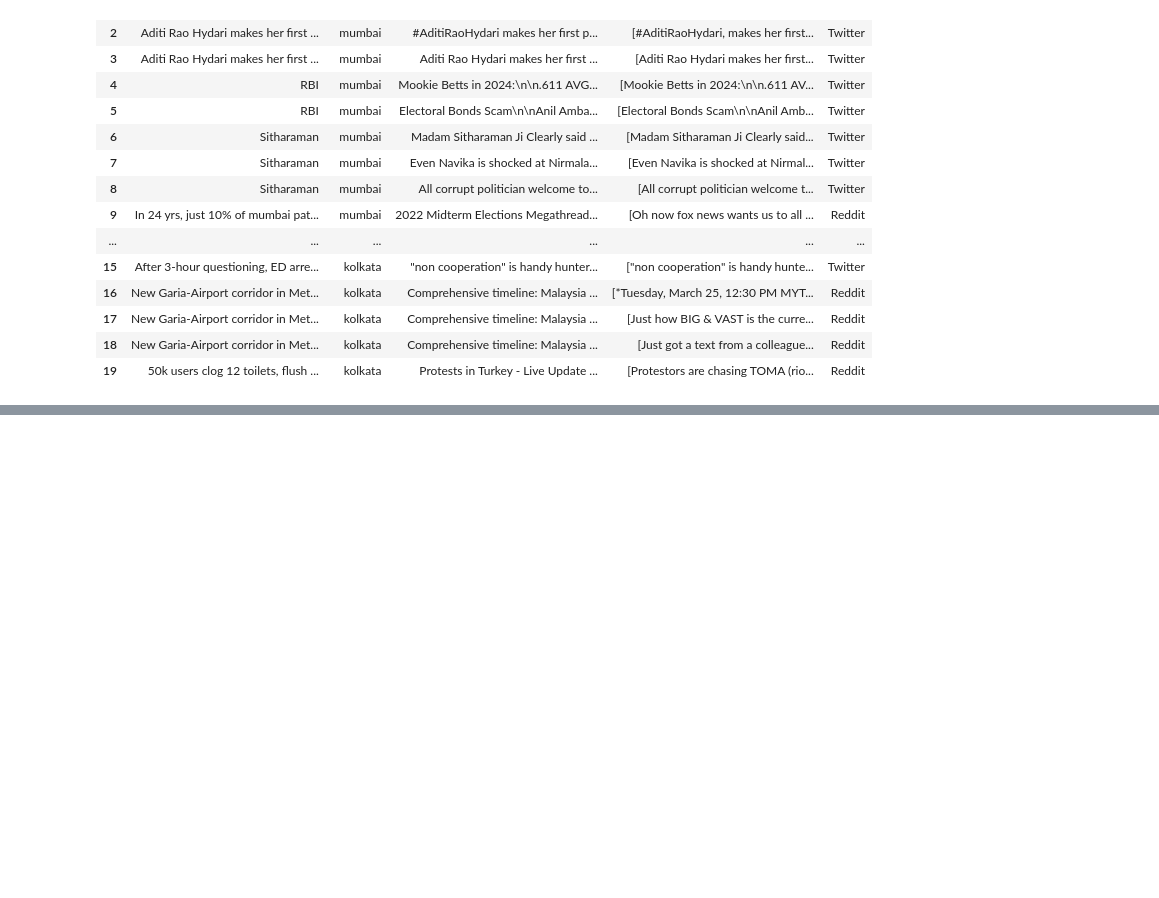
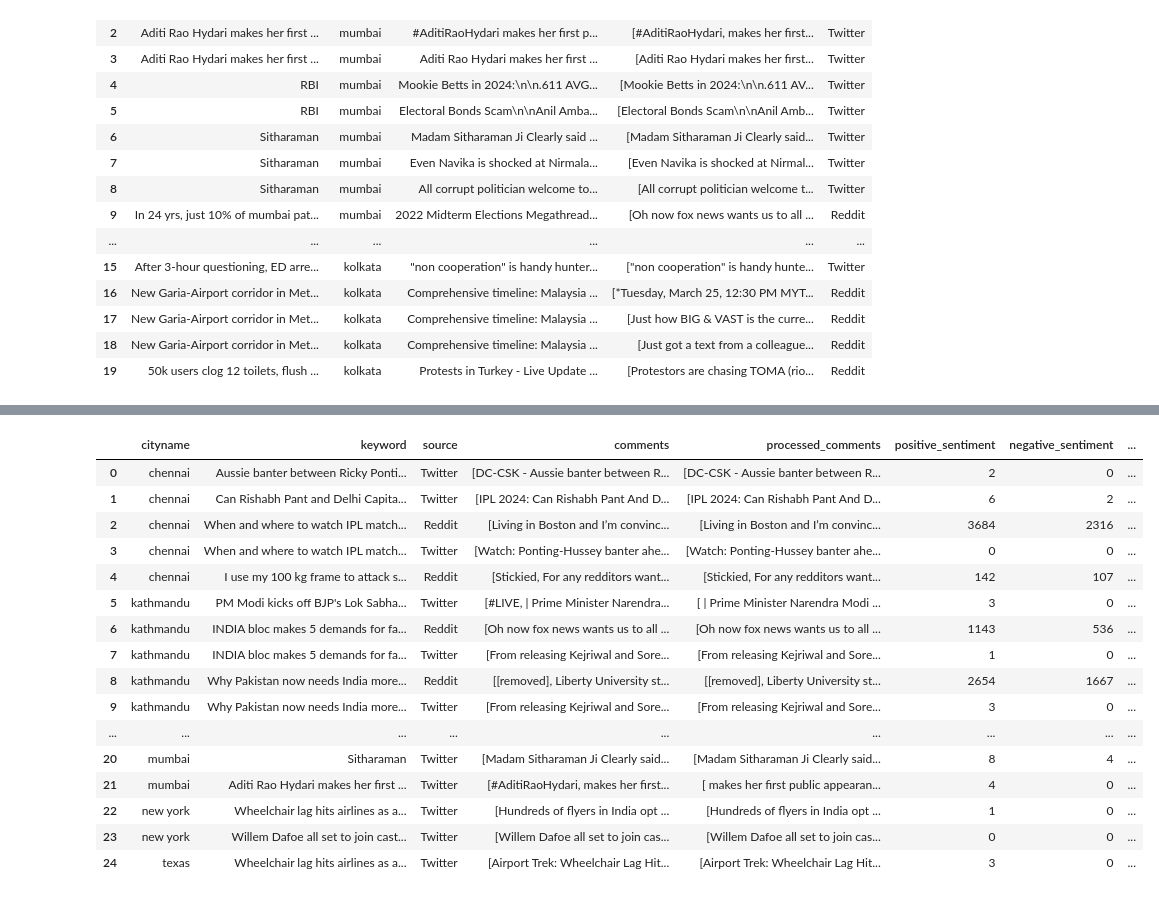
Before and after one commit to Raj5585/CitySentimentAnalyzer-Analyzing-Public-Discourse-and-Sentiments-on-Hot-Topics, a Jupyter notebook: DataPreprocessing/Datapreprocessing.ipynb, the cells around one changed output, grey strips where cells are left out. Saved outputs shown, nothing was run; the diff lists cells and outputs as text; code cells hidden in the pictures; blank space fills up the shorter version.

```diff
--- a/DataPreprocessing/Datapreprocessing.ipynb
+++ b/DataPreprocessing/Datapreprocessing.ipynb
@@ -71,0 +113,4 @@ df['comments'][11]
+# %%
+# Group by city name and keyword, and concatenate comments for each group
+merged_df = df.groupby(['cityname', 'keyword','source'])['comments'].apply(lambda x: sum(x, [])).reset_index()
+merged_df
@@ -71,0 +287,52 @@ df['comments'][11]
+# %%
+def classify_feedback(comment):
+    blob = TextBlob(comment)
+    sentiment_score = blob.sentiment.polarity
+    if sentiment_score > 0:
+        return 'Positive'
+    elif sentiment_score < 0:
+        return 'Negative'
+    else:
+        return 'Neutral'
+
+merged_df['positive_sentiment'] = ''
+merged_df['negative_sentiment'] = ''
+merged_df['neutral_sentiment'] = ''
+
+for index, row in merged_df.iterrows():
+    positive_count = 0
+    negative_count = 0
+    neutral_count = 0
+
+    for comment in row['processed_comments']:
+        sentiment = classify_feedback(comment)
+        if sentiment == 'Positive':
+            positive_count += 1
+        elif sentiment == 'Negative':
+            negative_count += 1
+        else:
+            neutral_count += 1
+
+    merged_df.at[index, 'positive_sentiment'] = positive_count
+    merged_df.at[index, 'negative_sentiment'] = negative_count
+    merged_df.at[index, 'neutral_sentiment'] = neutral_count
+
+merged_df
+# %% [output]
+|  | cityname | keyword | source | comments | processed_comments | positive_sentiment | negative_sentiment | ... |
+| 0 | chennai | Aussie banter between Ricky Ponti... | Twitter | [DC-CSK - Aussie banter between R... | [DC-CSK - Aussie banter between R... | 2 | 0 | ... |
+| 1 | chennai | Can Rishabh Pant and Delhi Capita... | Twitter | [IPL 2024: Can Rishabh Pant And D... | [IPL 2024: Can Rishabh Pant And D... | 6 | 2 | ... |
+| 2 | chennai | When and where to watch IPL match... | Reddit | [Living in Boston and I’m convinc... | [Living in Boston and I’m convinc... | 3684 | 2316 | ... |
+| 3 | chennai | When and where to watch IPL match... | Twitter | [Watch: Ponting-Hussey banter ahe... | [Watch: Ponting-Hussey banter ahe... | 0 | 0 | ... |
+| 4 | chennai | I use my 100 kg frame to attack s... | Reddit | [Stickied, For any redditors want... | [Stickied, For any redditors want... | 142 | 107 | ... |
+| 5 | kathmandu | PM Modi kicks off BJP's Lok Sabha... | Twitter | [#LIVE, | Prime Minister Narendra... | [ | Prime Minister Narendra Modi ... | 3 | 0 | ... |
+| 6 | kathmandu | INDIA bloc makes 5 demands for fa... | Reddit | [Oh now fox news wants us to all ... | [Oh now fox news wants us to all ... | 1143 | 536 | ... |
+| 7 | kathmandu | INDIA bloc makes 5 demands for fa... | Twitter | [From releasing Kejriwal and Sore... | [From releasing Kejriwal and Sore... | 1 | 0 | ... |
+| 8 | kathmandu | Why Pakistan now needs India more... | Reddit | [[removed], Liberty University st... | [[removed], Liberty University st... | 2654 | 1667 | ... |
+| 9 | kathmandu | Why Pakistan now needs India more... | Twitter | [From releasing Kejriwal and Sore... | [From releasing Kejriwal and Sore... | 3 | 0 | ... |
+| ... | ... | ... | ... | ... | ... | ... | ... | ... |
+| 20 | mumbai | Sitharaman | Twitter | [Madam Sitharaman Ji Clearly said... | [Madam Sitharaman Ji Clearly said... | 8 | 4 | ... |
+| 21 | mumbai | Aditi Rao Hydari makes her first ... | Twitter | [#AditiRaoHydari, makes her first... | [ makes her first public appearan... | 4 | 0 | ... |
+| 22 | new york | Wheelchair lag hits airlines as a... | Twitter | [Hundreds of flyers in India opt ... | [Hundreds of flyers in India opt ... | 1 | 0 | ... |
+| 23 | new york | Willem Dafoe all set to join cast... | Twitter | [Willem Dafoe all set to join cas... | [Willem Dafoe all set to join cas... | 0 | 0 | ... |
+| 24 | texas | Wheelchair lag hits airlines as a... | Twitter | [Airport Trek: Wheelchair Lag Hit... | [Airport Trek: Wheelchair Lag Hit... | 3 | 0 | ... |
```
Also changed, not shown: parts of 25 cells of this notebook, 1 other file.
